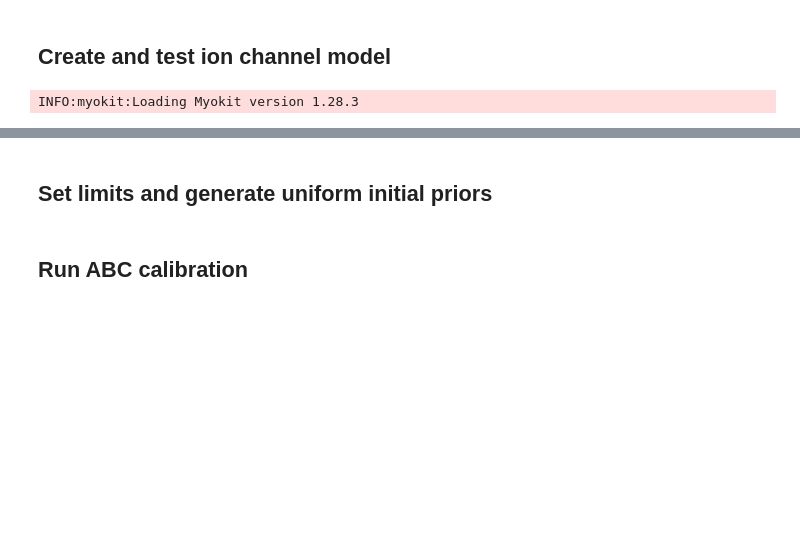
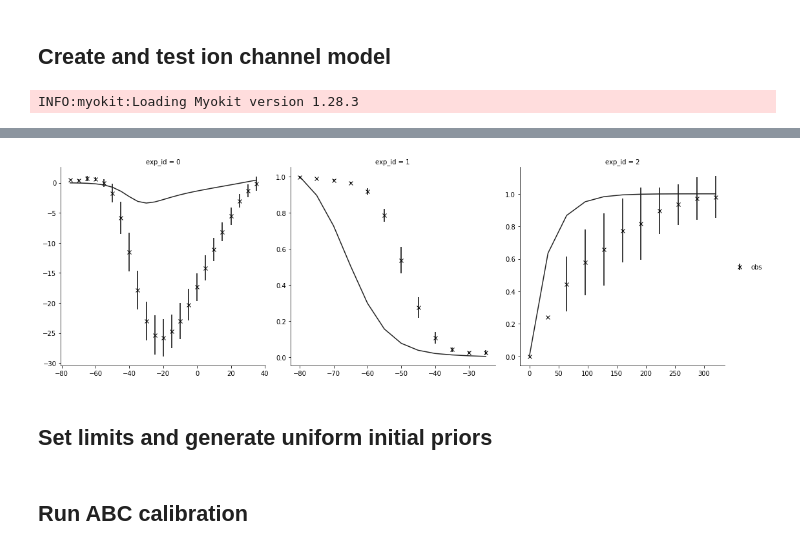
Before and after one commit to charleshouston/ion-channel-ABC, a Jupyter notebook: docs/examples/hl1/hl1-icat.ipynb, the cells around one changed output, grey strips where cells are left out. Drawn from its saved outputs; the diff is of its cells as text; code cells hidden in the pictures; blank space fills up the shorter version.

```diff
--- a/docs/examples/hl1/hl1-icat.ipynb
+++ b/docs/examples/hl1/hl1-icat.ipynb
@@ -20,3 +25,7 @@ assert(len(observations)==len(summary_statistics(model({}))))
+# %%
+g = plot_sim_results('models/Korhonen2009_iCaT.mmt', nguyen_iv, nguyen_inact, deng_rec)
+# %% [output]
+[figure, added]
 # %% [markdown]
 ## Set limits and generate uniform initial priors
 # %%
```
Also changed, not shown: parts of 19 cells of this notebook, 3 other files.
